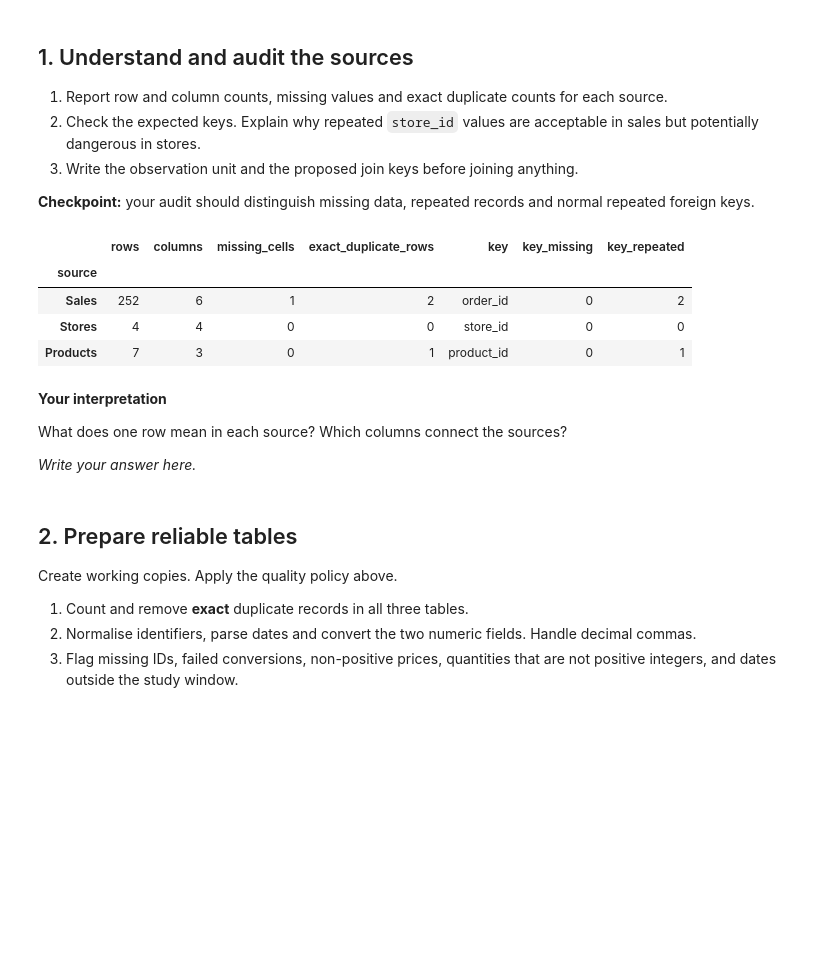
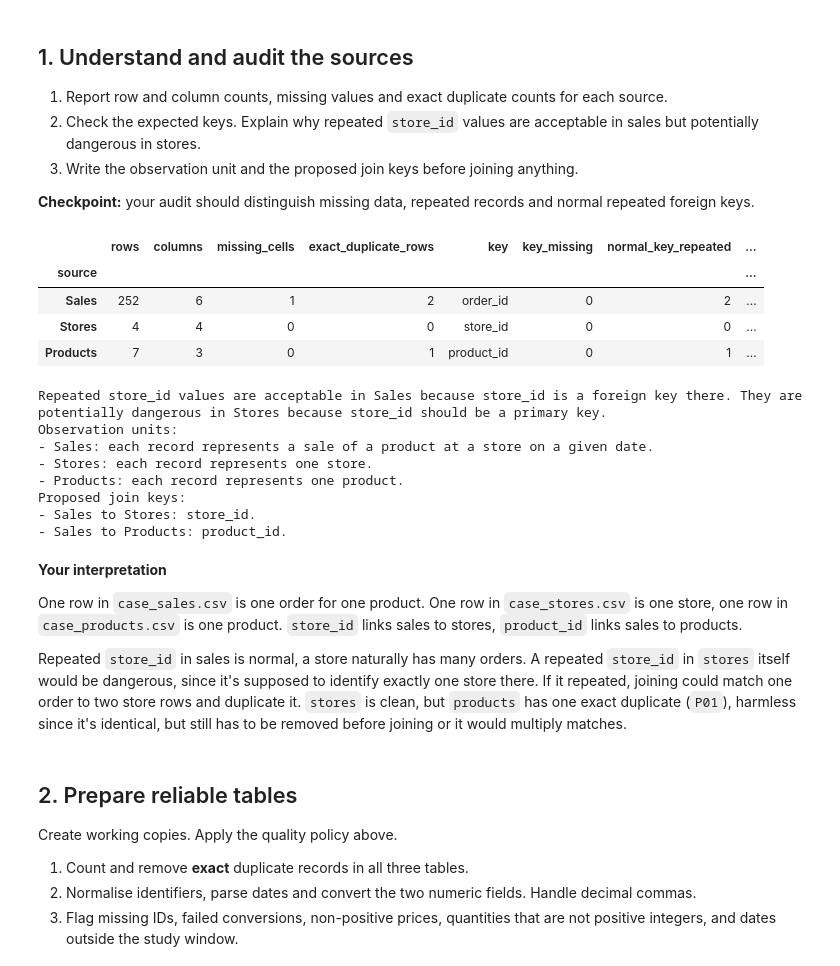
Before and after one commit to horiaphilip/Atelier_Python_INF4, a Jupyter notebook: notebooks/05-Data-Integration-Case-Study.ipynb, the cells around one changed output. Saved outputs shown, nothing was run; the diff lists cells and outputs as text; code cells hidden in the pictures; blank space fills up the shorter version.

```diff
--- a/Project_Case_Study/05-Data-Integration-Case-Study.ipynb
+++ b/notebooks/05-Data-Integration-Case-Study.ipynb
@@ -99,37 +99,87 @@ Products (7, 3)
 
 **Checkpoint:** your audit should distinguish missing data, repeated records and normal repeated foreign keys.
 # %%
+sources = {
+    "Sales": sales_raw,
+    "Stores": stores_raw,
+    "Products": products_raw
+}
 
-sources = {"Sales": sales_raw, "Stores": stores_raw, "Products": products_raw}
-expected_key = {"Sales": "order_id", "Stores": "store_id", "Products": "product_id"}
+expected_key = {
+    "Sales": "order_id",
+    "Stores": "store_id",
+    "Products": "product_id"
+}
 
 audit_rows = []
+
 for name, df in sources.items():
+    key = expected_key[name]
+
+    # Count repeated non-missing key values
+    repeated_keys = int(
+        df.loc[df[key].notna(), key].duplicated().sum()
+    )
+
+    # Repeated primary keys are dangerous
+    dangerous_key_repeated = (
+        repeated_keys if name in ["Stores", "Products"] else 0
+    )
+
     audit_rows.append({
         "source": name,
         "rows": df.shape[0],
         "columns": df.shape[1],
         "missing_cells": int(df.isna().sum().sum()),
         "exact_duplicate_rows": int(df.duplicated().sum()),
-        "key": expected_key[name],
-        "key_missing": int(df[expected_key[name]].isna().sum()),
-        "key_repeated": int(df[expected_key[name]].duplicated().sum()),
+        "key": key,
+        "key_missing": int(df[key].isna().sum()),
+        "normal_key_repeated": repeated_keys,
+        "dangerous_key_repeated": dangerous_key_repeated
     })
 
 audit = pd.DataFrame(audit_rows).set_index("source")
 display(audit)
+
+print(
+    "Repeated store_id values are acceptable in Sales because "
+    "store_id is a foreign key there. They are potentially dangerous "
+    "in Stores because store_id should be a primary key."
+)
+
+print(
+    "Observation units:\n"
+    "- Sales: each record represents a sale of a product at a store "
+    "on a given date.\n"
+    "- Stores: each record represents one store.\n"
+    "- Products: each record represents one product."
+)
+
+print(
+    "Proposed join keys:\n"
+    "- Sales to Stores: store_id.\n"
+    "- Sales to Products: product_id."
+)
 # %% [output]
-|  | rows | columns | missing_cells | exact_duplicate_rows | key | key_missing | key_repeated |
-| source |  |  |  |  |  |  |  |
-| Sales | 252 | 6 | 1 | 2 | order_id | 0 | 2 |
-| Stores | 4 | 4 | 0 | 0 | store_id | 0 | 0 |
-| Products | 7 | 3 | 0 | 1 | product_id | 0 | 1 |
+|  | rows | columns | missing_cells | exact_duplicate_rows | key | key_missing | normal_key_repeated | ... |
+| source |  |  |  |  |  |  |  | ... |
+| Sales | 252 | 6 | 1 | 2 | order_id | 0 | 2 | ... |
+| Stores | 4 | 4 | 0 | 0 | store_id | 0 | 0 | ... |
+| Products | 7 | 3 | 0 | 1 | product_id | 0 | 1 | ... |
+Repeated store_id values are acceptable in Sales because store_id is a foreign key there. They are potentially dangerous in Stores because store_id should be a primary key.
+Observation units:
+- Sales: each record represents a sale of a product at a store on a given date.
+- Stores: each record represents one store.
+- Products: each record represents one product.
+Proposed join keys:
+- Sales to Stores: store_id.
+- Sales to Products: product_id.
 # %% [markdown]
 **Your interpretation**
 
-What does one row mean in each source? Which columns connect the sources?
+One row in `case_sales.csv` is one order for one product. One row in `case_stores.csv` is one store, one row in `case_products.csv` is one product. `store_id` links sales to stores, `product_id` links sales to products.
 
-*Write your answer here.*
+Repeated `store_id` in sales is normal, a store naturally has many orders. A repeated `store_id` in `stores` itself would be dangerous, since it's supposed to identify exactly one store there. If it repeated, joining could match one order to two store rows and duplicate it. `stores` is clean, but `products` has one exact duplicate (`P01`), harmless since it's identical, but still has to be removed before joining or it would multiply matches.
 # %% [markdown]
 ## 2. Prepare reliable tables
 Create working copies. Apply the quality policy above.
```
Also changed, not shown: parts of 3 cells of this notebook, 6 other files.
